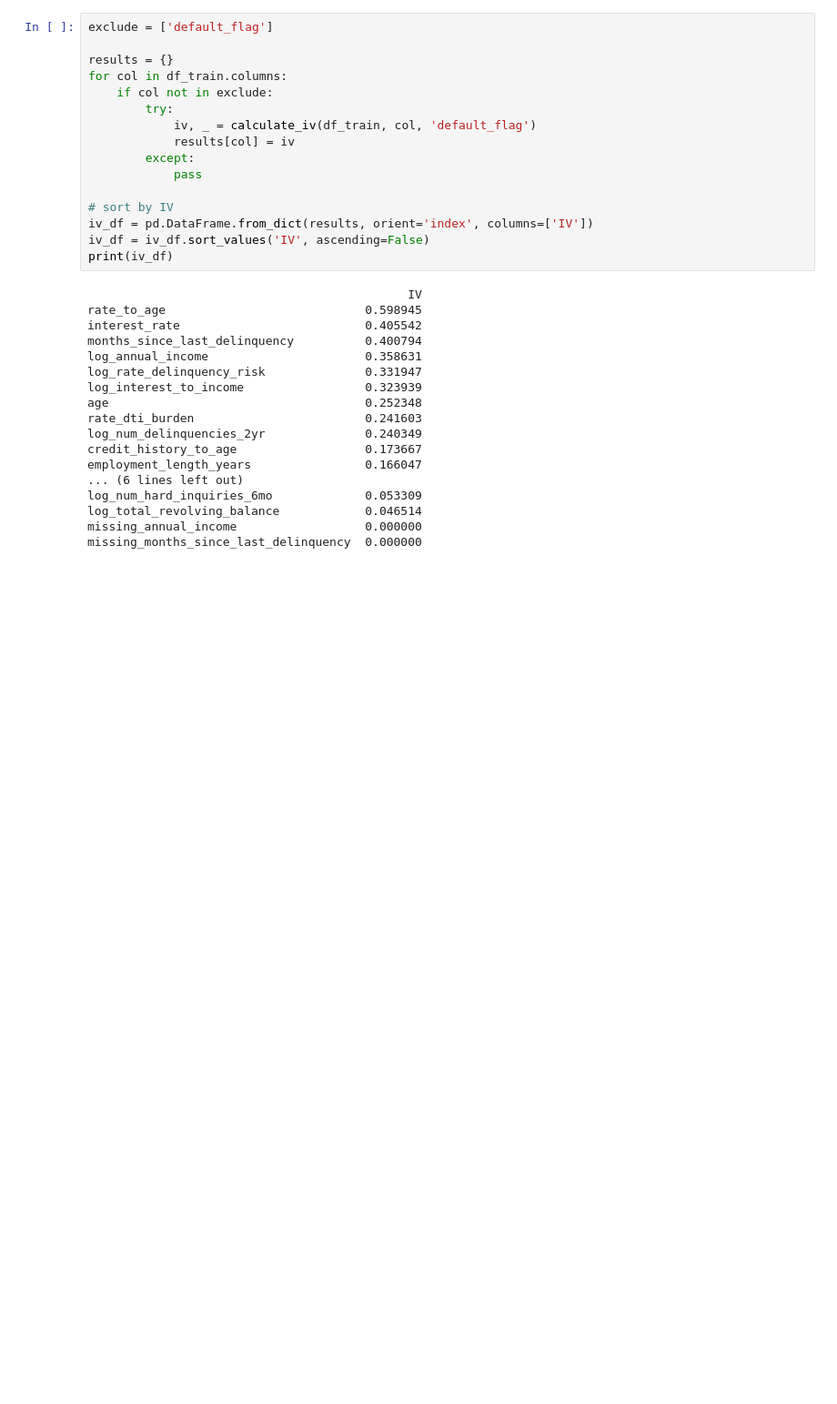
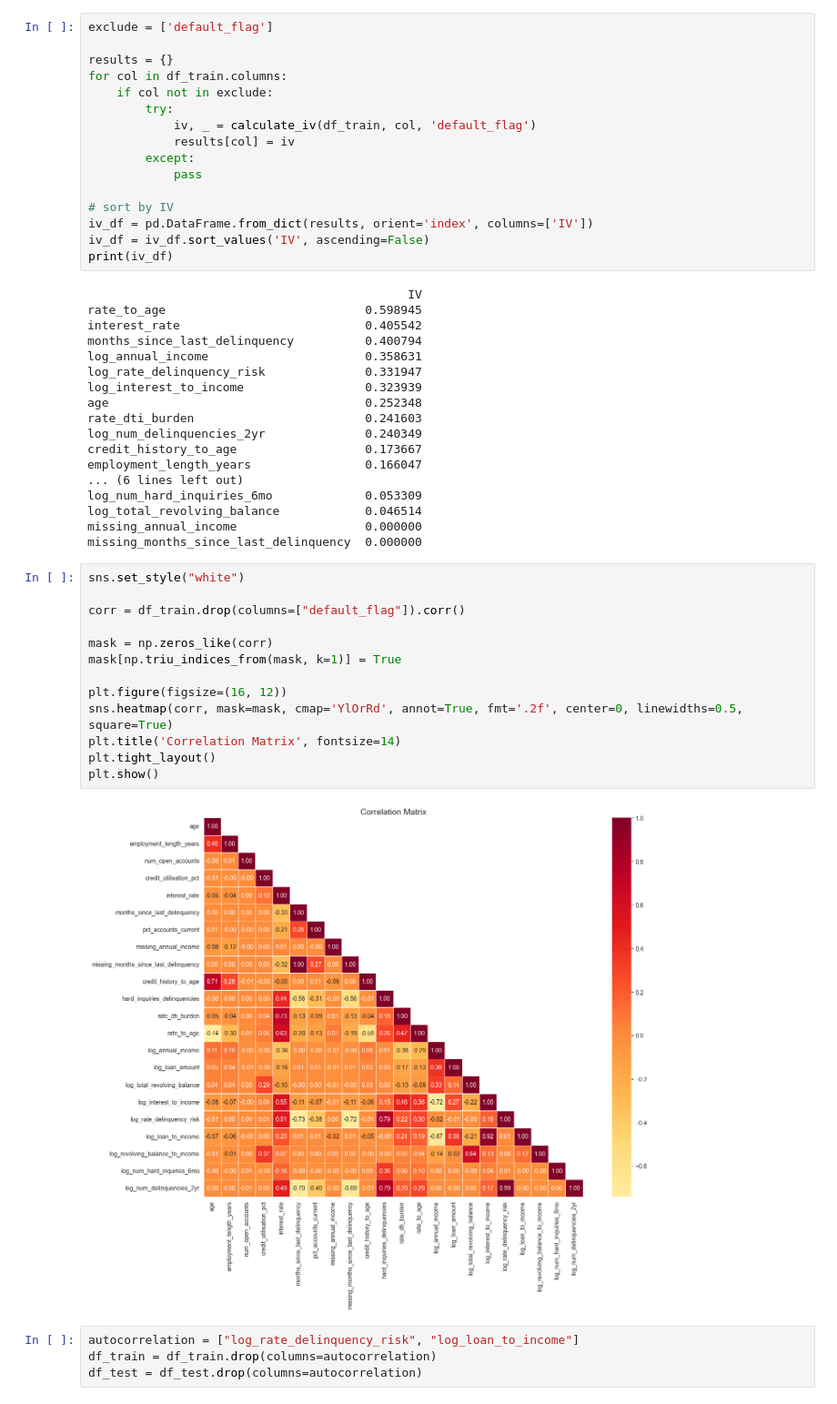
Before and after one commit to mphomutchinya/Robust-interactive-credit-model, a Jupyter notebook: notebooks/feature_engineering.ipynb, the cells around one changed output. Shown at 91% size. Cells and saved outputs as stored; diff of their text form; blank space fills up the shorter version.

```diff
--- a/notebooks/feature_engineering.ipynb
+++ b/notebooks/feature_engineering.ipynb
@@ -341,3 +341,22 @@ log_num_hard_inquiries_6mo             0.053309
 log_total_revolving_balance            0.046514
 missing_annual_income                  0.000000
 missing_months_since_last_delinquency  0.000000
+# %%
+sns.set_style("white")
+
+corr = df_train.drop(columns=["default_flag"]).corr()
+
+mask = np.zeros_like(corr)
+mask[np.triu_indices_from(mask, k=1)] = True
+
+plt.figure(figsize=(16, 12))
+sns.heatmap(corr, mask=mask, cmap='YlOrRd', annot=True, fmt='.2f', center=0, linewidths=0.5, square=True)
+plt.title('Correlation Matrix', fontsize=14)
+plt.tight_layout()
+plt.show()
+# %% [output]
+[figure, added]
+# %%
+autocorrelation = ["log_rate_delinquency_risk", "log_loan_to_income"]
+df_train = df_train.drop(columns=autocorrelation)
+df_test = df_test.drop(columns=autocorrelation)
```
Also changed, not shown: parts of 3 cells of this notebook, 2 other files.
